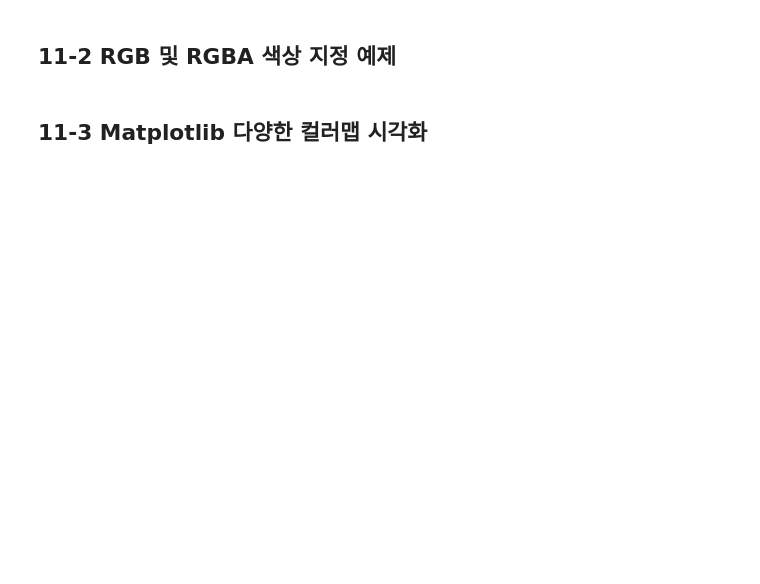
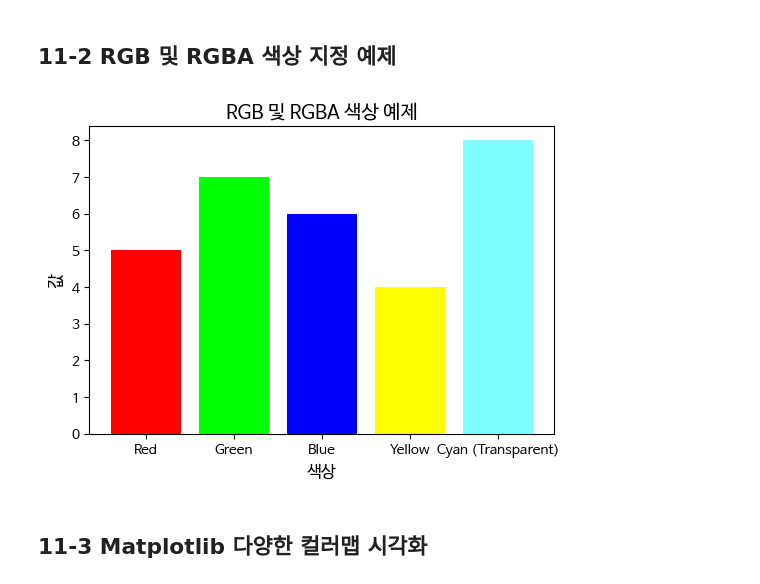
Before and after one commit to HYA6/DataAnalysis, a Jupyter notebook: OpenSourceDataAnalysis_11.ipynb, the cells around one changed output. Cells and saved outputs as stored; diff of their text form; code cells hidden in the pictures; blank space fills up the shorter version.

```diff
--- a/OpenSourceDataAnalysis_11.ipynb
+++ b/OpenSourceDataAnalysis_11.ipynb
@@ -30,20 +32,22 @@ plt.show()
 # %%
 import matplotlib.pyplot as plt
 
 ## 그래프 및 축 객체 생성
 fig, ax = plt.subplots(figsize=(6, 4))
 
 ## RGB 및 RGBA 색상 정의 (마지막 값은 투명도)
 labels = ['Red', 'Green', 'Blue', 'Yellow', 'Cyan (Transparent)']
-colors = []
+colors = [(1, 0, 0), (0, 1, 0), (0, 0, 1), (1, 1, 0), (0, 1, 1, 0.5)]
 
 ## 막대 그래프 그리기 (정의된 색상 사용)
 ax.bar(labels, [5, 7, 6, 4, 8], color=colors)
 ax.set_title("RGB 및 RGBA 색상 예제", fontsize=14)
 ax.set_xlabel("색상", fontsize=12)
 ax.set_ylabel("값", fontsize=12)
 
 plt.show()
+# %% [output]
+[figure, added]
 # %% [markdown]
 ## 11-3 Matplotlib 다양한 컬러맵 시각화
 # %%
```
Also changed, not shown: parts of 18 cells of this notebook.
